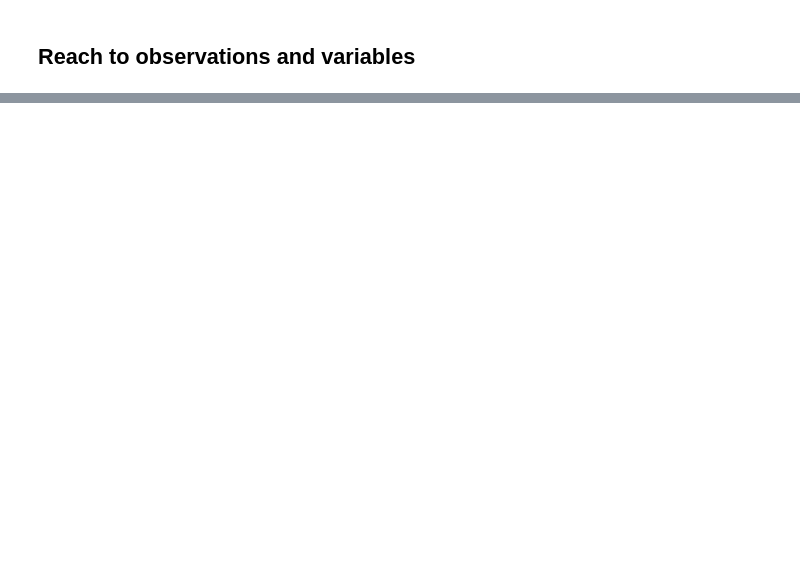
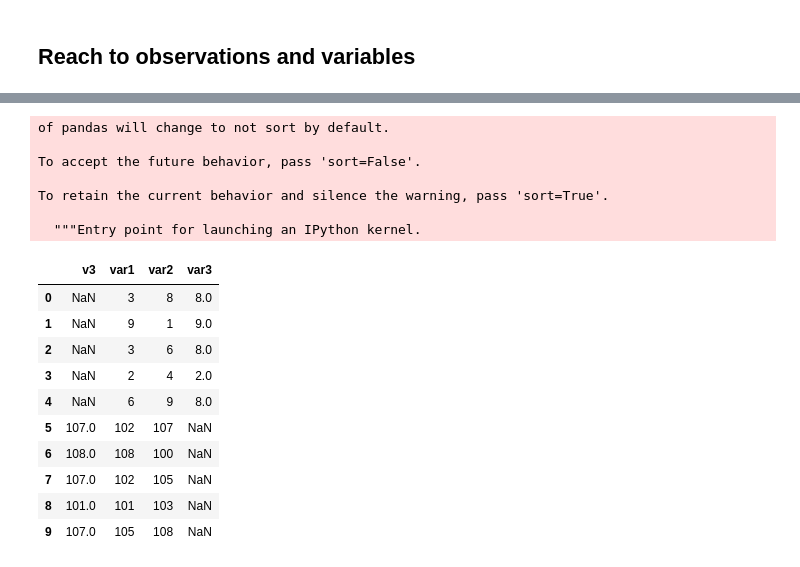
Before and after one commit to bevirgen/Data-Science---Artificial-Intelligence, a Jupyter notebook: 1. Python/2. Dr. M. Vahit Keskin/3. Pandas Basics/pandas_basics.ipynb, the cells around one changed output, grey strips where cells are left out. Saved outputs shown, nothing was run; the diff lists cells and outputs as text; code cells hidden in the pictures; blank space fills up the shorter version.

```diff
--- a/1. Python/2. Dr. M. Vahit Keskin/3. Pandas Basics/pandas_basics.ipynb
+++ b/1. Python/2. Dr. M. Vahit Keskin/3. Pandas Basics/pandas_basics.ipynb
@@ -543,0 +548,6 @@ df.loc[df.var2 > 3, ['added_column']]
+# %%
+s1 = np.random.randint(10,size=5)
+s2 = np.random.randint(10,size=5)
+s3 = np.random.randint(10,size=5)
+df = pd.DataFrame({'var1':s1,'var2':s2,'var3':s3})
+df
@@ -543,0 +561,3 @@ df.loc[df.var2 > 3, ['added_column']]
+# %%
+df2 = df+99
+df2
@@ -543,0 +599,3 @@ df.loc[df.var2 > 3, ['added_column']]
+# %%
+df2.columns= ['var1','var2','v3']
+df2
@@ -543,0 +609,21 @@ df.loc[df.var2 > 3, ['added_column']]
+# %%
+pd.concat([df,df2], axis=0, ignore_index=True)
+# %% [output]
+of pandas will change to not sort by default.
+
+To accept the future behavior, pass 'sort=False'.
+
+To retain the current behavior and silence the warning, pass 'sort=True'.
+
+  """Entry point for launching an IPython kernel.
+|  | v3 | var1 | var2 | var3 |
+| 0 | NaN | 3 | 8 | 8.0 |
+| 1 | NaN | 9 | 1 | 9.0 |
+| 2 | NaN | 3 | 6 | 8.0 |
+| 3 | NaN | 2 | 4 | 2.0 |
+| 4 | NaN | 6 | 9 | 8.0 |
+| 5 | 107.0 | 102 | 107 | NaN |
+| 6 | 108.0 | 108 | 100 | NaN |
+| 7 | 107.0 | 102 | 105 | NaN |
+| 8 | 101.0 | 101 | 103 | NaN |
+| 9 | 107.0 | 105 | 108 | NaN |
```
Also changed, not shown: parts of 53 cells of this notebook.
